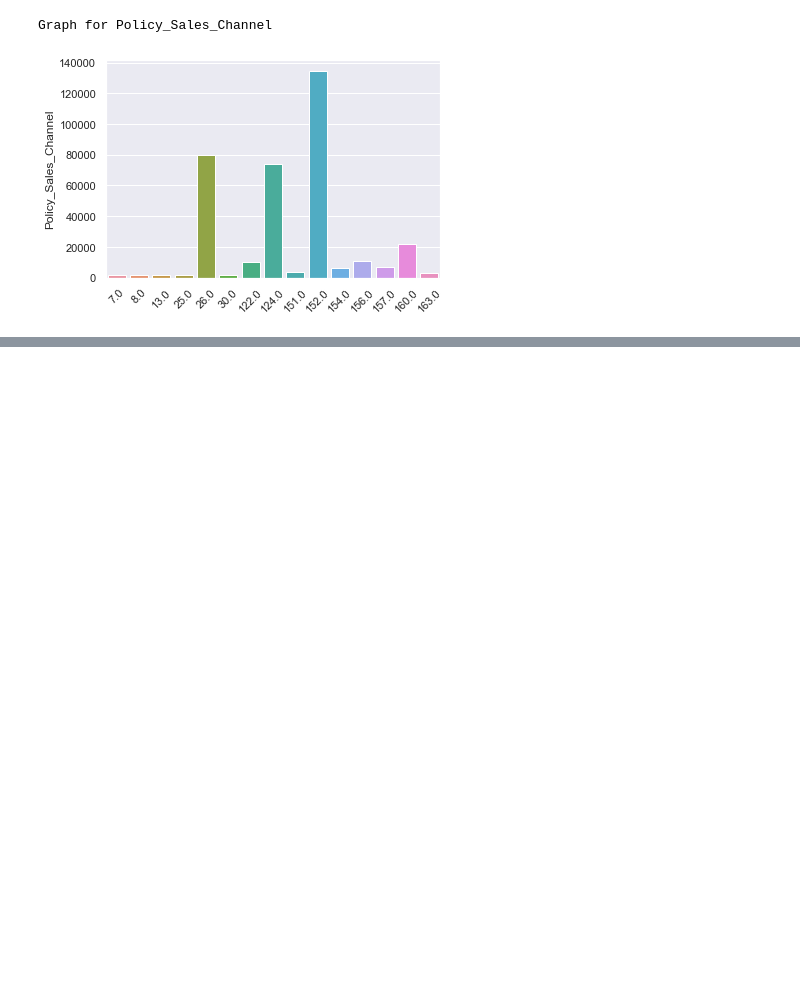
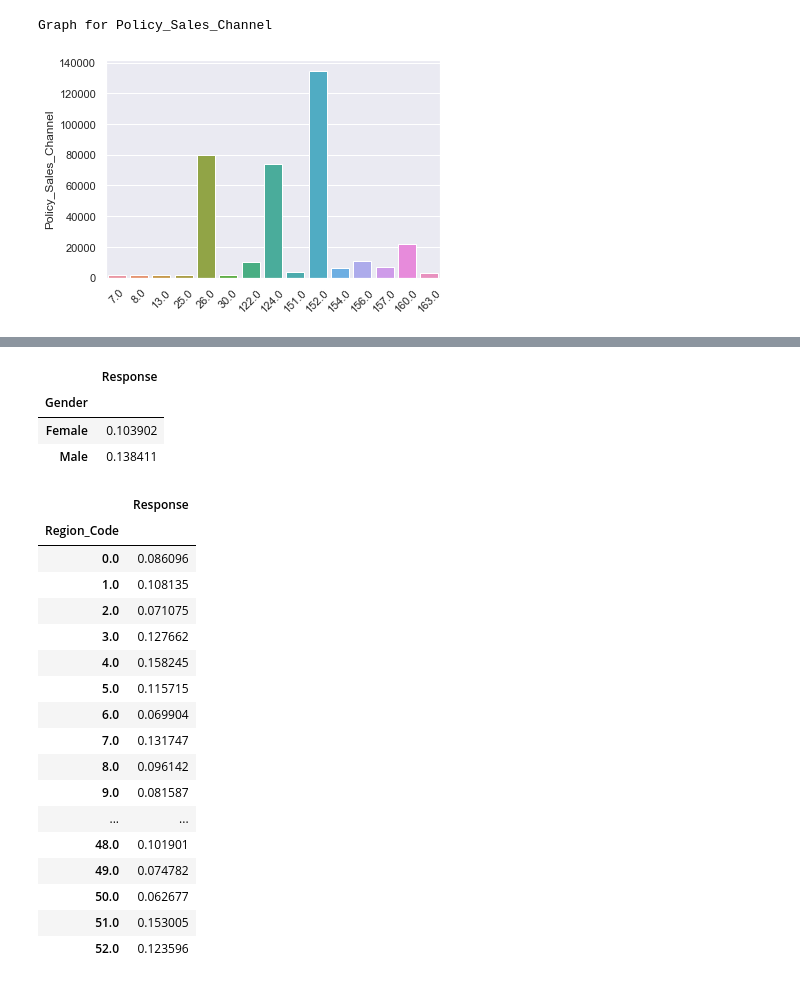
Before and after one commit to speri203/Ensemble_Car_Insurance, a Jupyter notebook: exploratory_analysis.ipynb, the cells around one changed output, grey strips where cells are left out. Cells and saved outputs as stored; diff of their text form; code cells hidden in the pictures; blank space fills up the shorter version.

```diff
--- a/exploratory_analysis.ipynb
+++ b/exploratory_analysis.ipynb
@@ -104,0 +125,30 @@ Graph for Policy_Sales_Channel
+# %%
+policy_sale_pivot_ranked = pd.pivot_table(df, index=['Gender'], values='Response')
+policy_sale_pivot_ranked
+# %% [output]
+|  | Response |
+| Gender |  |
+| Female | 0.103902 |
+| Male | 0.138411 |
+# %%
+region_code_pivot = pd.pivot_table(df, index=['Region_Code'], values='Response')
+region_code_pivot
+# %% [output]
+|  | Response |
+| Region_Code |  |
+| 0.0 | 0.086096 |
+| 1.0 | 0.108135 |
+| 2.0 | 0.071075 |
+| 3.0 | 0.127662 |
+| 4.0 | 0.158245 |
+| 5.0 | 0.115715 |
+| 6.0 | 0.069904 |
+| 7.0 | 0.131747 |
+| 8.0 | 0.096142 |
+| 9.0 | 0.081587 |
+| ... | ... |
+| 48.0 | 0.101901 |
+| 49.0 | 0.074782 |
+| 50.0 | 0.062677 |
+| 51.0 | 0.153005 |
+| 52.0 | 0.123596 |
```
Also changed, not shown: parts of 2 cells of this notebook.
